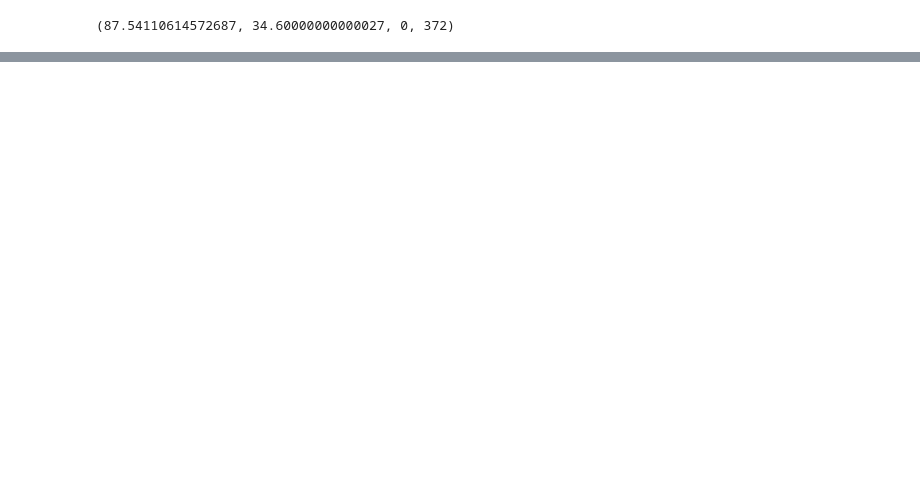
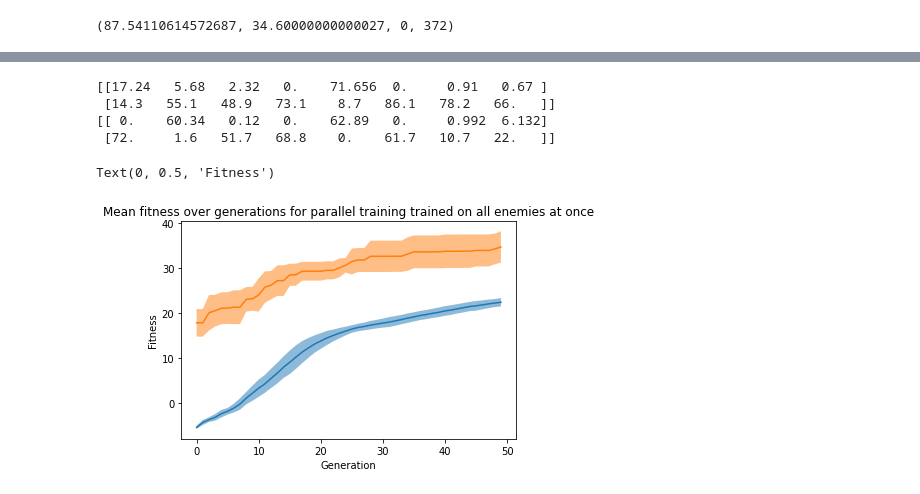
Before and after one commit to laurensjdv/evoman_framework, a Jupyter notebook: exp_generalist.ipynb, the cells around one changed output, grey strips where cells are left out. Saved outputs shown, nothing was run; the diff lists cells and outputs as text; code cells hidden in the pictures; blank space fills up the shorter version.

```diff
--- a/exp_generalist.ipynb
+++ b/exp_generalist.ipynb
@@ -89,3 +89,17 @@ with open(file_path, 'wb') as file:
 print("Variables saved as pickle in", file_path)
 # %% [output]
 Variables saved as pickle in parallel_res.pkl
+# %%
+transfer_res = {
+    't_means': t_means,
+    't_bests': t_bests,
+    't_div': t_div,
+    't_pops': t_pops,
+}
+
+file_path = 'transfer_res.pkl'
+
+with open(file_path, 'wb') as file:
+    dill.dump(transfer_res, file)
+
+print("Variables saved as pickle in", file_path)
@@ -309,2 +277,31 @@ best_env.play(best_pop[0])
+# %%
+print(t_table)
+print(p_table)
+# %% [output]
+[[17.24   5.68   2.32   0.    71.656  0.     0.91   0.67 ]
+ [14.3   55.1   48.9   73.1    8.7   86.1   78.2   66.   ]]
+[[ 0.    60.34   0.12   0.    62.89   0.     0.992  6.132]
+ [72.     1.6   51.7   68.8    0.    61.7   10.7   22.   ]]
+# %%
+# calculate average over p_means
+p_means_avg = np.mean(p_means, axis=0)
+p_bests_avg = np.mean(p_bests, axis=0)
+p_means_std = np.std(p_means, axis=0)
+p_bests_std = np.std(p_bests, axis=0)
+# %%
+plt.figure()
+plt.plot(p_means_avg, label='mean')
+plt.plot(p_bests_avg, label='best')
+
+plt.fill_between(range(len(p_means_avg)), p_means_avg-p_means_std, p_means_avg+p_means_std, alpha=0.5)
+plt.fill_between(range(len(p_bests_avg)), p_bests_avg-p_bests_std, p_bests_avg+p_bests_std, alpha=0.5)
+
+
+plt.title('Mean fitness over generations for parallel training trained on all enemies at once')
+plt.xlabel('Generation')
+plt.ylabel('Fitness')
+# %% [output]
+Text(0, 0.5, 'Fitness')
+[figure, added]
 # %%
 plt.figure()
```
Also changed, not shown: parts of 16 cells of this notebook, 2 other files.
